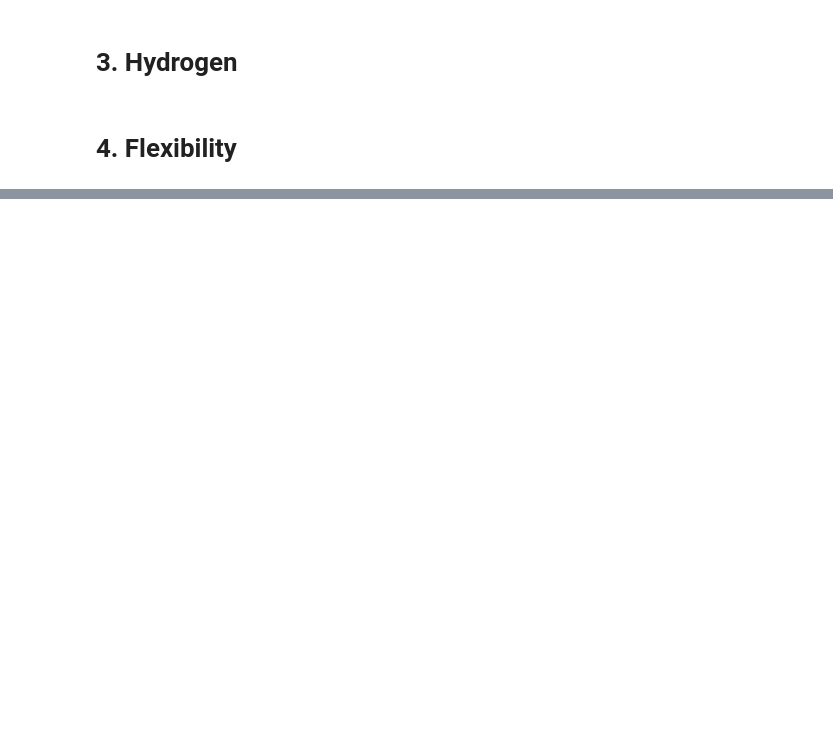
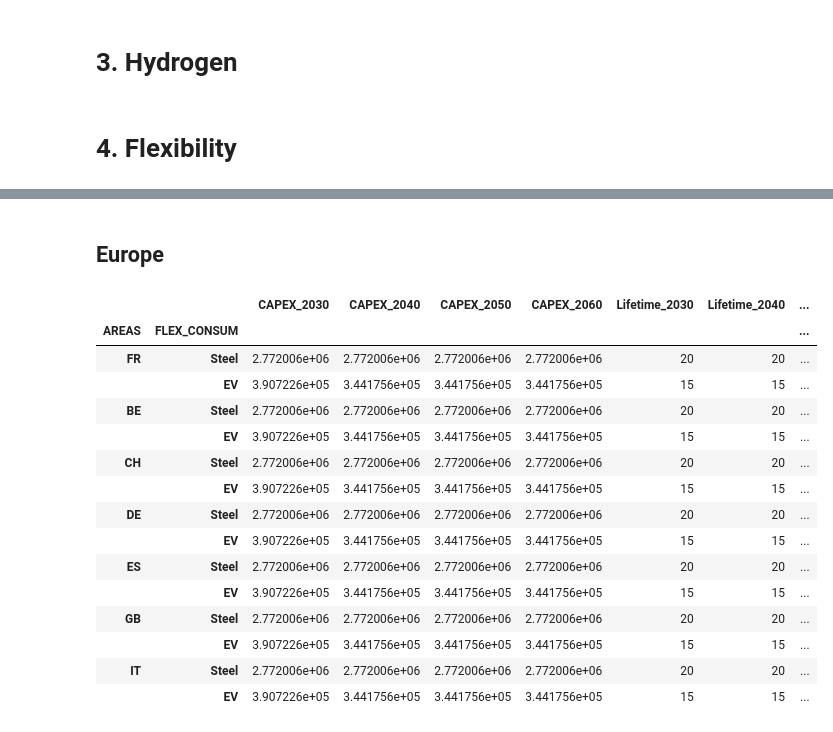
Before and after one commit to robingirard/Energy-Alternatives-Planning, a Jupyter notebook: SujetsDAnalyses/Belfort/Parameters_settings.ipynb, the cells around one changed output, grey strips where cells are left out. Drawn from its saved outputs; the diff is of its cells as text; code cells hidden in the pictures; blank space fills up the shorter version.

Commit message:
Complete multinode model

```diff
--- a/SujetsDAnalyses/Belfort/Parameters_settings.ipynb
+++ b/SujetsDAnalyses/Belfort/Parameters_settings.ipynb
@@ -134,3 +206,26 @@ def Flex_tech_tab(FlexTechnos_df,year):
 for year in [2030,2040,2050,2060]:
     df_flex_tech=Flex_tech_tab(FlexTechnos_df,year)
     df_flex_tech.to_csv(Input_folder+"Flex_"+str(year)+".csv",sep=";",decimal=",")
+# %% [markdown]
+## Europe
+# %%
+Input_folder="Data/input/Conso_model/Conso_Europe/"
+FlexTechnos_df=pd.read_csv(Input_folder+"Flex_Europe.csv",sep=";",decimal=",").set_index(["AREAS","FLEX_CONSUM"])
+FlexTechnos_df
+# %% [output]
+|  |  | CAPEX_2030 | CAPEX_2040 | CAPEX_2050 | CAPEX_2060 | Lifetime_2030 | Lifetime_2040 | ... |
+| AREAS | FLEX_CONSUM |  |  |  |  |  |  | ... |
+| FR | Steel | 2.772006e+06 | 2.772006e+06 | 2.772006e+06 | 2.772006e+06 | 20 | 20 | ... |
+|  | EV | 3.907226e+05 | 3.441756e+05 | 3.441756e+05 | 3.441756e+05 | 15 | 15 | ... |
+| BE | Steel | 2.772006e+06 | 2.772006e+06 | 2.772006e+06 | 2.772006e+06 | 20 | 20 | ... |
+|  | EV | 3.907226e+05 | 3.441756e+05 | 3.441756e+05 | 3.441756e+05 | 15 | 15 | ... |
+| CH | Steel | 2.772006e+06 | 2.772006e+06 | 2.772006e+06 | 2.772006e+06 | 20 | 20 | ... |
+|  | EV | 3.907226e+05 | 3.441756e+05 | 3.441756e+05 | 3.441756e+05 | 15 | 15 | ... |
+| DE | Steel | 2.772006e+06 | 2.772006e+06 | 2.772006e+06 | 2.772006e+06 | 20 | 20 | ... |
+|  | EV | 3.907226e+05 | 3.441756e+05 | 3.441756e+05 | 3.441756e+05 | 15 | 15 | ... |
+| ES | Steel | 2.772006e+06 | 2.772006e+06 | 2.772006e+06 | 2.772006e+06 | 20 | 20 | ... |
+|  | EV | 3.907226e+05 | 3.441756e+05 | 3.441756e+05 | 3.441756e+05 | 15 | 15 | ... |
+| GB | Steel | 2.772006e+06 | 2.772006e+06 | 2.772006e+06 | 2.772006e+06 | 20 | 20 | ... |
+|  | EV | 3.907226e+05 | 3.441756e+05 | 3.441756e+05 | 3.441756e+05 | 15 | 15 | ... |
+| IT | Steel | 2.772006e+06 | 2.772006e+06 | 2.772006e+06 | 2.772006e+06 | 20 | 20 | ... |
+|  | EV | 3.907226e+05 | 3.441756e+05 | 3.441756e+05 | 3.441756e+05 | 15 | 15 | ... |
```
Also changed, not shown: parts of 10 cells of this notebook, 44 other files.
